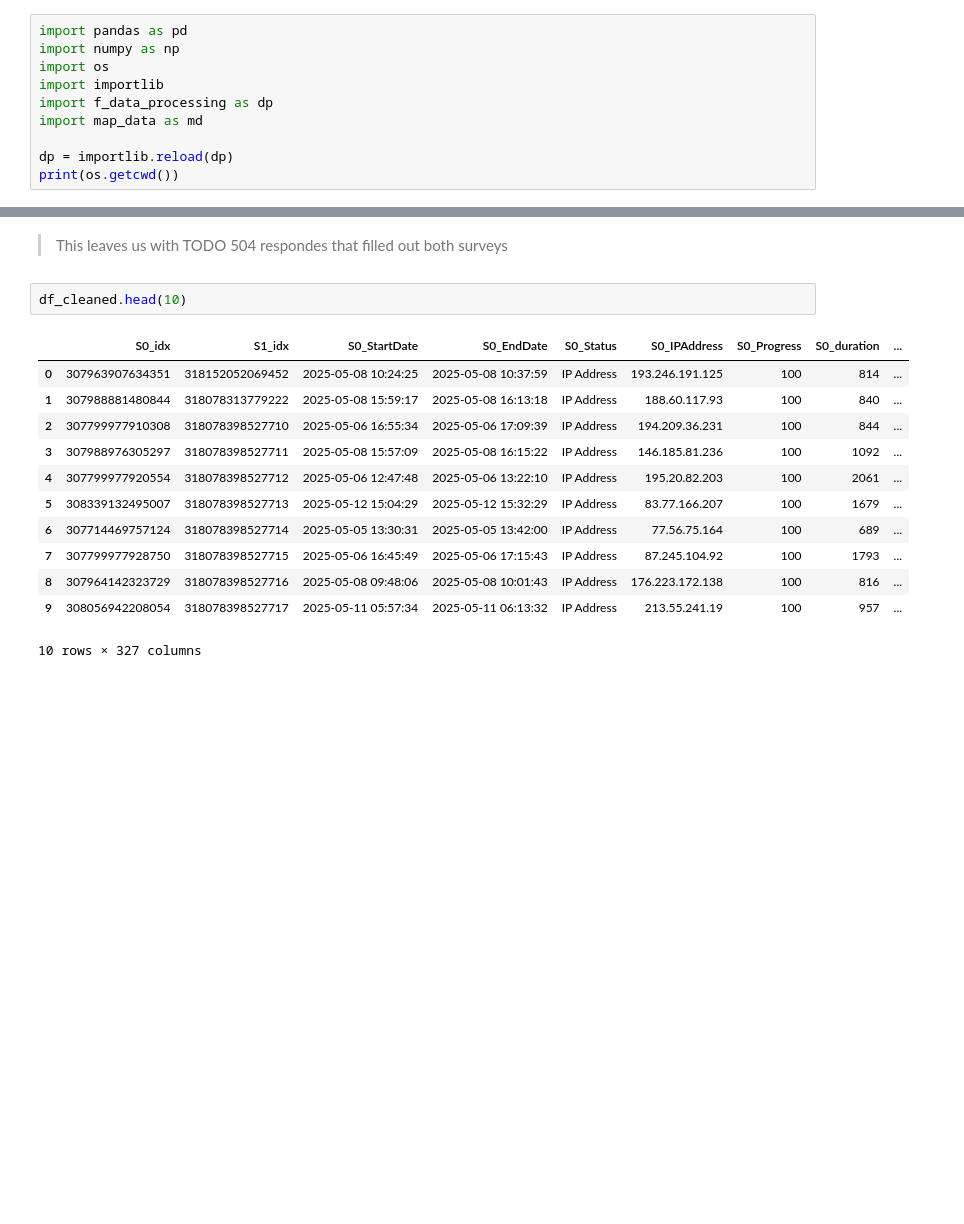
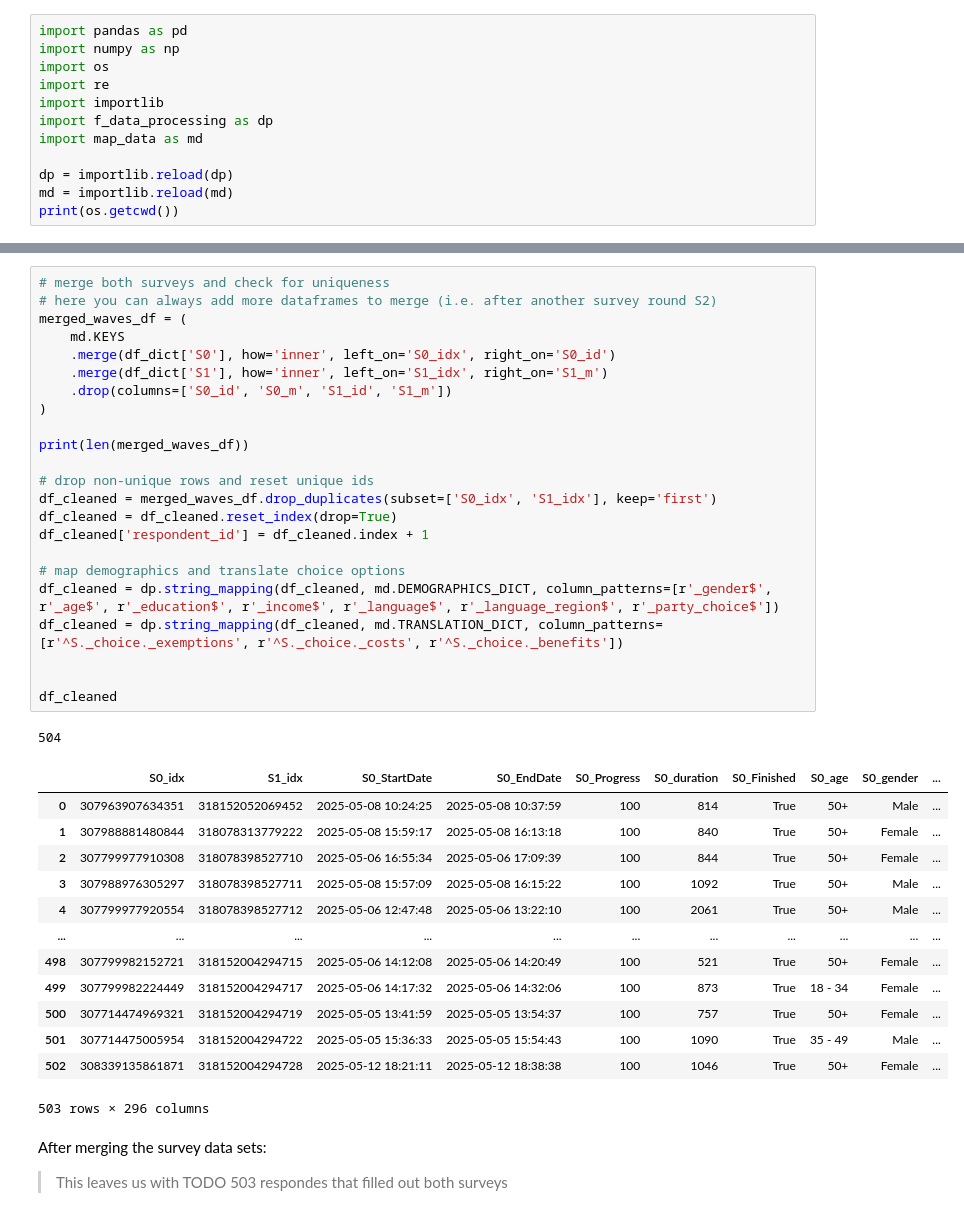
Before and after one commit to matalie/natural-hazard-solidarity, a Jupyter notebook: prepare_data.ipynb, the cells around one changed output, grey strips where cells are left out. Saved outputs shown, nothing was run; the diff lists cells and outputs as text; blank space fills up the shorter version.

```diff
--- a/prepare_data.ipynb
+++ b/prepare_data.ipynb
@@ -4,10 +7,12 @@
 import pandas as pd
 import numpy as np
 import os
+import re
 import importlib
 import f_data_processing as dp
 import map_data as md
 
 dp = importlib.reload(dp)
+md = importlib.reload(md)
 print(os.getcwd())
 # %% [output]
@@ -97,17 +112,41 @@ min  288  max  10870
+# %%
+# merge both surveys and check for uniqueness
+# here you can always add more dataframes to merge (i.e. after another survey round S2)
+merged_waves_df = (
+    md.KEYS
+    .merge(df_dict['S0'], how='inner', left_on='S0_idx', right_on='S0_id')
+    .merge(df_dict['S1'], how='inner', left_on='S1_idx', right_on='S1_m')
+    .drop(columns=['S0_id', 'S0_m', 'S1_id', 'S1_m'])
+)
+
+print(len(merged_waves_df))
+
+# drop non-unique rows and reset unique ids
+df_cleaned = merged_waves_df.drop_duplicates(subset=['S0_idx', 'S1_idx'], keep='first')
+df_cleaned = df_cleaned.reset_index(drop=True)
+df_cleaned['respondent_id'] = df_cleaned.index + 1
+
+# map demographics and translate choice options
+df_cleaned = dp.string_mapping(df_cleaned, md.DEMOGRAPHICS_DICT, column_patterns=[r'_gender$', r'_age$', r'_education$', r'_income$', r'_language$', r'_language_region$', r'_party_choice$'])
+df_cleaned = dp.string_mapping(df_cleaned, md.TRANSLATION_DICT, column_patterns=[r'^S._choice._exemptions', r'^S._choice._costs', r'^S._choice._benefits'])
+
+
+df_cleaned
+# %% [output]
+504
+|  | S0_idx | S1_idx | S0_StartDate | S0_EndDate | S0_Progress | S0_duration | S0_Finished | S0_age | S0_gender | ... |
+| 0 | 307963907634351 | 318152052069452 | 2025-05-08 10:24:25 | 2025-05-08 10:37:59 | 100 | 814 | True | 50+ | Male | ... |
+| 1 | 307988881480844 | 318078313779222 | 2025-05-08 15:59:17 | 2025-05-08 16:13:18 | 100 | 840 | True | 50+ | Female | ... |
+| 2 | 307799977910308 | 318078398527710 | 2025-05-06 16:55:34 | 2025-05-06 17:09:39 | 100 | 844 | True | 50+ | Female | ... |
+| 3 | 307988976305297 | 318078398527711 | 2025-05-08 15:57:09 | 2025-05-08 16:15:22 | 100 | 1092 | True | 50+ | Male | ... |
+| 4 | 307799977920554 | 318078398527712 | 2025-05-06 12:47:48 | 2025-05-06 13:22:10 | 100 | 2061 | True | 50+ | Male | ... |
+| ... | ... | ... | ... | ... | ... | ... | ... | ... | ... | ... |
+| 498 | 307799982152721 | 318152004294715 | 2025-05-06 14:12:08 | 2025-05-06 14:20:49 | 100 | 521 | True | 50+ | Female | ... |
+| 499 | 307799982224449 | 318152004294717 | 2025-05-06 14:17:32 | 2025-05-06 14:32:06 | 100 | 873 | True | 18 - 34 | Female | ... |
+| 500 | 307714474969321 | 318152004294719 | 2025-05-05 13:41:59 | 2025-05-05 13:54:37 | 100 | 757 | True | 50+ | Female | ... |
+| 501 | 307714475005954 | 318152004294722 | 2025-05-05 15:36:33 | 2025-05-05 15:54:43 | 100 | 1090 | True | 35 - 49 | Male | ... |
+| 502 | 308339135861871 | 318152004294728 | 2025-05-12 18:21:11 | 2025-05-12 18:38:38 | 100 | 1046 | True | 50+ | Female | ... |
+503 rows × 296 columns
 # %% [markdown]
-> This leaves us with TODO 504 respondes that filled out both surveys
+After merging the survey data sets:
+> This leaves us with TODO 503 respondes that filled out both surveys
-# %%
-df_cleaned.head(10)
-# %% [output]
-|  | S0_idx | S1_idx | S0_StartDate | S0_EndDate | S0_Status | S0_IPAddress | S0_Progress | S0_duration | ... |
-| 0 | 307963907634351 | 318152052069452 | 2025-05-08 10:24:25 | 2025-05-08 10:37:59 | IP Address | 193.246.191.125 | 100 | 814 | ... |
-| 1 | 307988881480844 | 318078313779222 | 2025-05-08 15:59:17 | 2025-05-08 16:13:18 | IP Address | 188.60.117.93 | 100 | 840 | ... |
-| 2 | 307799977910308 | 318078398527710 | 2025-05-06 16:55:34 | 2025-05-06 17:09:39 | IP Address | 194.209.36.231 | 100 | 844 | ... |
-| 3 | 307988976305297 | 318078398527711 | 2025-05-08 15:57:09 | 2025-05-08 16:15:22 | IP Address | 146.185.81.236 | 100 | 1092 | ... |
-| 4 | 307799977920554 | 318078398527712 | 2025-05-06 12:47:48 | 2025-05-06 13:22:10 | IP Address | 195.20.82.203 | 100 | 2061 | ... |
-| 5 | 308339132495007 | 318078398527713 | 2025-05-12 15:04:29 | 2025-05-12 15:32:29 | IP Address | 83.77.166.207 | 100 | 1679 | ... |
-| 6 | 307714469757124 | 318078398527714 | 2025-05-05 13:30:31 | 2025-05-05 13:42:00 | IP Address | 77.56.75.164 | 100 | 689 | ... |
-| 7 | 307799977928750 | 318078398527715 | 2025-05-06 16:45:49 | 2025-05-06 17:15:43 | IP Address | 87.245.104.92 | 100 | 1793 | ... |
-| 8 | 307964142323729 | 318078398527716 | 2025-05-08 09:48:06 | 2025-05-08 10:01:43 | IP Address | 176.223.172.138 | 100 | 816 | ... |
-| 9 | 308056942208054 | 318078398527717 | 2025-05-11 05:57:34 | 2025-05-11 06:13:32 | IP Address | 213.55.241.19 | 100 | 957 | ... |
-10 rows × 327 columns
```
Also changed, not shown: parts of 20 cells of this notebook, 10 other files.
